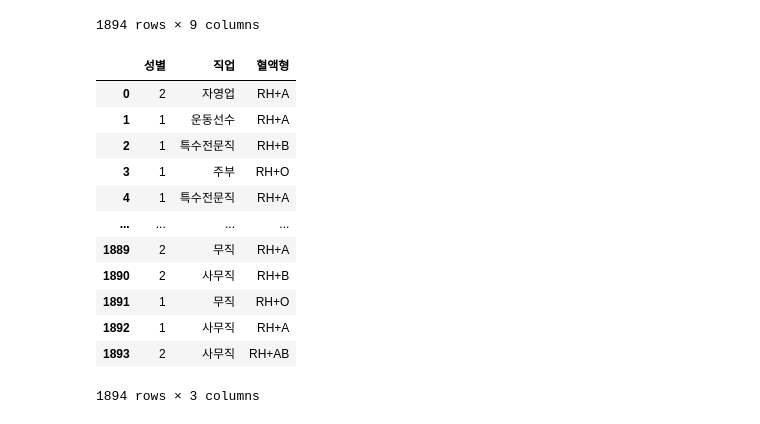
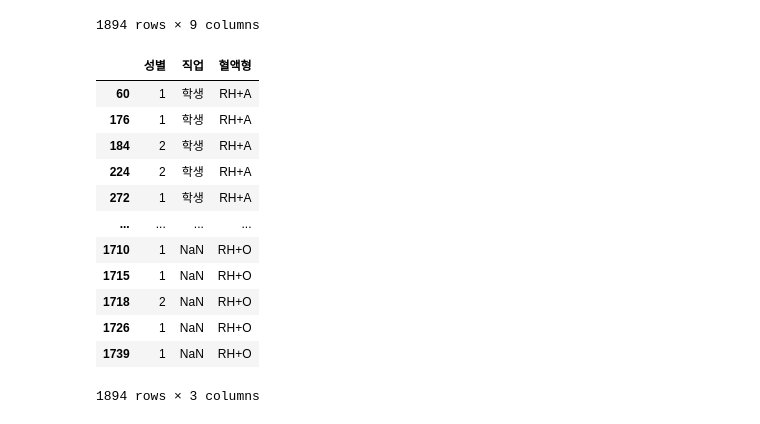
Before and after one commit to estskyway/study_data_analytics, a Jupyter notebook: codes/DDA/RecurrenceOfSurgery_DDA.ipynb, the cells around one changed output. Cells and saved outputs as stored; diff of their text form; code cells hidden in the pictures.

```diff
--- a/codes/DDA/RecurrenceOfSurgery_DDA.ipynb
+++ b/codes/DDA/RecurrenceOfSurgery_DDA.ipynb
@@ -160,6 +160,7 @@ df_ROS_forpatient.sort_values(by=['신장', '체중'], ascending=[False, False])
 # %%
 ## 정렬 : 혈액형(ascending), 직업(descending)
-df_ROS_forpatient.sort_values(by=['혈액형', '직업'], ascending=[True, False])
+df_ROS_forpatient_asc = df_ROS_forpatient.sort_values(by=['혈액형', '직업'], ascending=[True, False])
+df_ROS_forpatient_asc
 # %% [output]
 |  | 성별 | 신장 | 심혈관질환 | 체중 | 흡연여부 | 연령 | 직업 | 혈액형 | 재발여부 |
 | 60 | 1 | 171 | 0 | 71.5 | 0 | 22 | 학생 | RH+A | 0 |
@@ -176,18 +177,18 @@ df_ROS_forpatient.sort_values(by=['혈액형', '직업'], ascending=[True, False
 1894 rows × 9 columns
 # %%
 ## 추출 : 혈액형, 직업, 성별 --> 표시
-df_ROS_forpatient[['성별', '직업', '혈액형' ]]
+df_ROS_forpatient_asc[['성별', '직업', '혈액형' ]]
 # %% [output]
 |  | 성별 | 직업 | 혈액형 |
-| 0 | 2 | 자영업 | RH+A |
-| 1 | 1 | 운동선수 | RH+A |
-| 2 | 1 | 특수전문직 | RH+B |
-| 3 | 1 | 주부 | RH+O |
-| 4 | 1 | 특수전문직 | RH+A |
+| 60 | 1 | 학생 | RH+A |
+| 176 | 1 | 학생 | RH+A |
+| 184 | 2 | 학생 | RH+A |
+| 224 | 2 | 학생 | RH+A |
+| 272 | 1 | 학생 | RH+A |
 | ... | ... | ... | ... |
-| 1889 | 2 | 무직 | RH+A |
-| 1890 | 2 | 사무직 | RH+B |
-| 1891 | 1 | 무직 | RH+O |
-| 1892 | 1 | 사무직 | RH+A |
-| 1893 | 2 | 사무직 | RH+AB |
+| 1710 | 1 | NaN | RH+O |
+| 1715 | 1 | NaN | RH+O |
+| 1718 | 2 | NaN | RH+O |
+| 1726 | 1 | NaN | RH+O |
+| 1739 | 1 | NaN | RH+O |
 1894 rows × 3 columns
```
Also changed, not shown: parts of 2 cells of this notebook.
